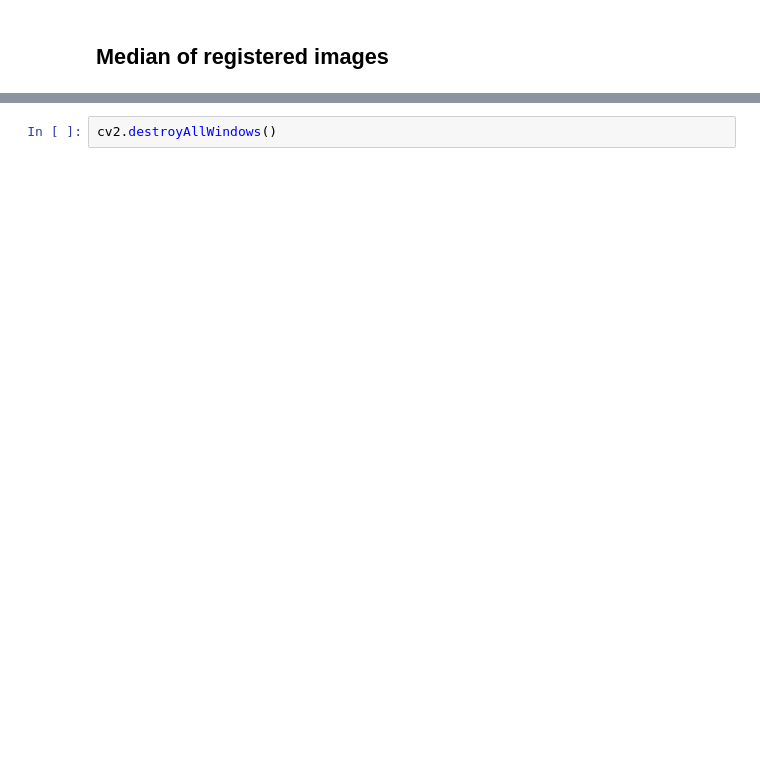
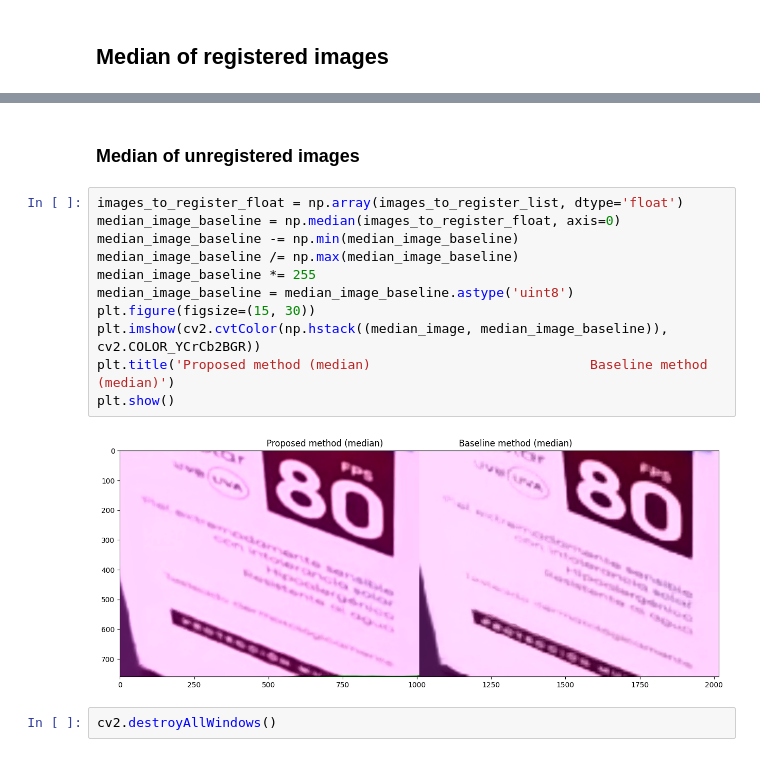
Before and after one commit to carloshernangarrido/rbie, a Jupyter notebook: rbie.ipynb, the cells around one changed output, grey strips where cells are left out. Cells and saved outputs as stored; diff of their text form; blank space fills up the shorter version.

```diff
--- a/rbie.ipynb
+++ b/rbie.ipynb
@@ -219,2 +236,17 @@ plt.show()
+# %% [markdown]
+### Median of unregistered images
+# %%
+images_to_register_float = np.array(images_to_register_list, dtype='float')
+median_image_baseline = np.median(images_to_register_float, axis=0)
+median_image_baseline -= np.min(median_image_baseline)
+median_image_baseline /= np.max(median_image_baseline)
+median_image_baseline *= 255
+median_image_baseline = median_image_baseline.astype('uint8')
+plt.figure(figsize=(15, 30))
+plt.imshow(cv2.cvtColor(np.hstack((median_image, median_image_baseline)), cv2.COLOR_YCrCb2BGR))
+plt.title('Proposed method (median)                            Baseline method (median)')
+plt.show()
+# %% [output]
+[figure, added]
 # %%
 cv2.destroyAllWindows()
```
Also changed, not shown: parts of 6 cells of this notebook.
